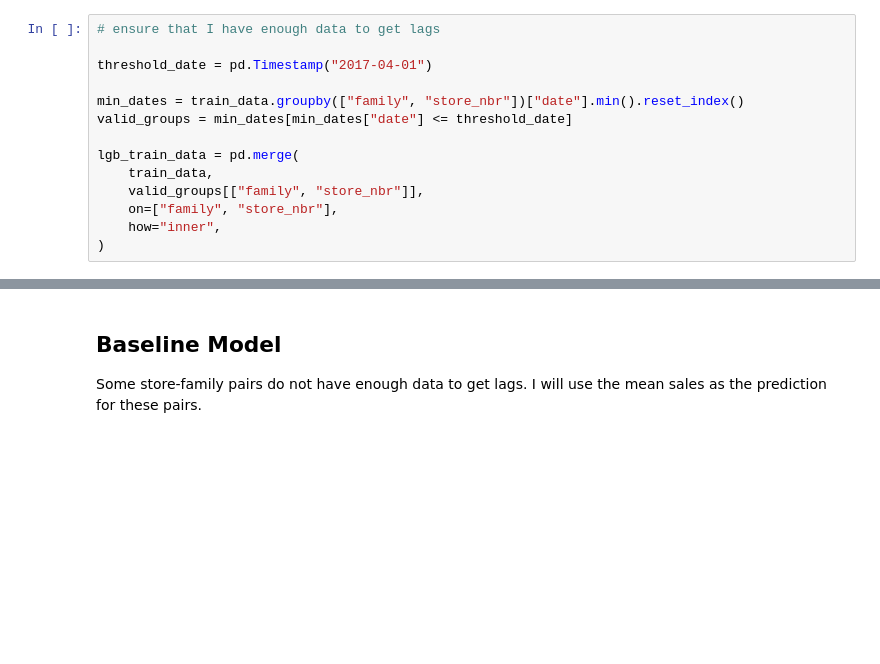
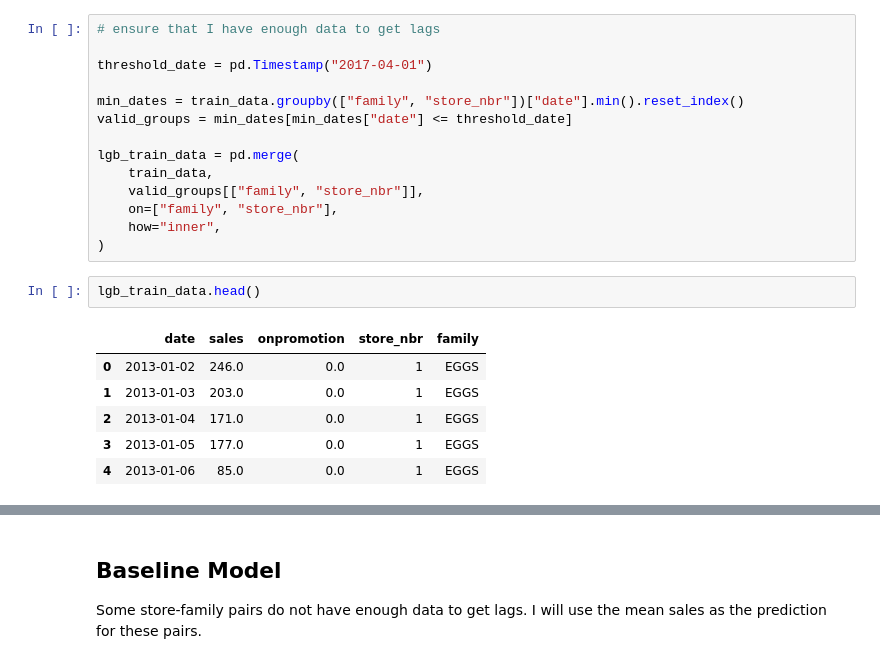
Before and after one commit to Tikhon-Radkevich/Store-Sales, a Jupyter notebook: notebooks/light_gbm/darts_draft.ipynb, the cells around one changed output, grey strips where cells are left out. Cells and saved outputs as stored; diff of their text form; blank space fills up the shorter version.

```diff
--- a/notebooks/light_gbm/darts_draft.ipynb
+++ b/notebooks/light_gbm/darts_draft.ipynb
@@ -51,3 +57,12 @@ lgb_train_data = pd.merge(
     on=["family", "store_nbr"],
     how="inner",
 )
+# %%
+lgb_train_data.head()
+# %% [output]
+|  | date | sales | onpromotion | store_nbr | family |
+| 0 | 2013-01-02 | 246.0 | 0.0 | 1 | EGGS |
+| 1 | 2013-01-03 | 203.0 | 0.0 | 1 | EGGS |
+| 2 | 2013-01-04 | 171.0 | 0.0 | 1 | EGGS |
+| 3 | 2013-01-05 | 177.0 | 0.0 | 1 | EGGS |
+| 4 | 2013-01-06 | 85.0 | 0.0 | 1 | EGGS |
```
Also changed, not shown: parts of 34 cells of this notebook.
